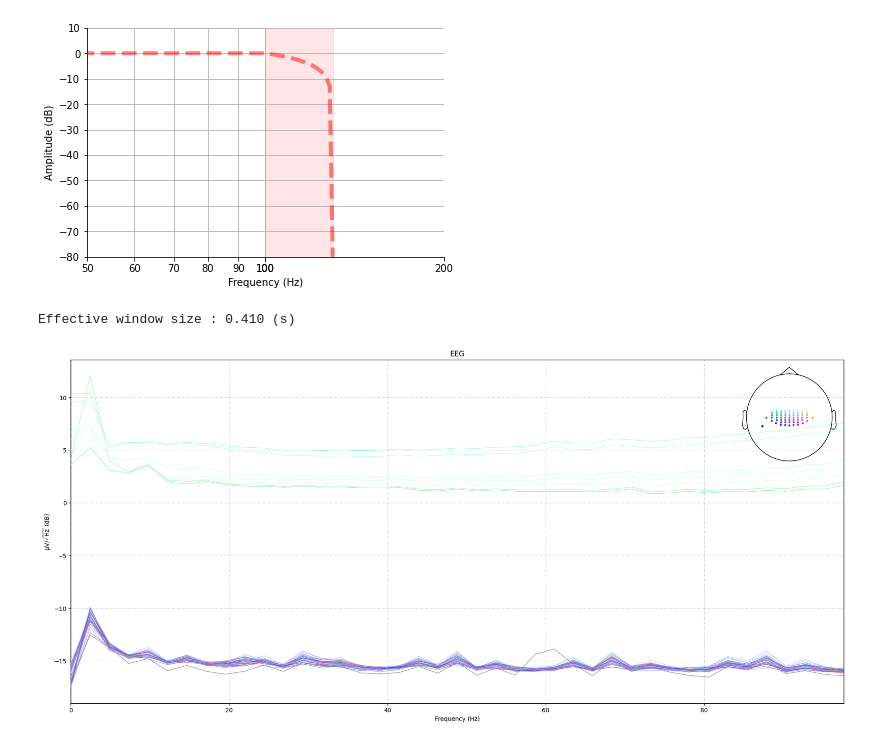
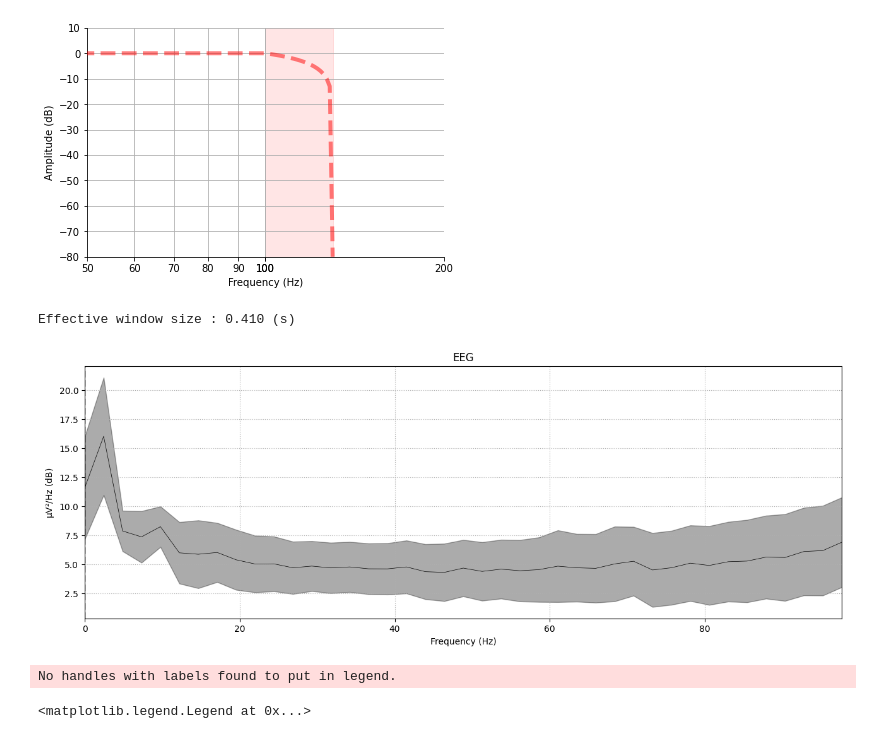
Before and after one commit to tmorshed/dbs_cep, a Jupyter notebook: cep_thesis.ipynb, the cells around one changed output. Cells and saved outputs as stored; diff of their text form; code cells hidden in the pictures.

```diff
--- a/cep_thesis.ipynb
+++ b/cep_thesis.ipynb
@@ -359,12 +359,14 @@ this is the shape of an ideal filter to remove the 129.87638482816146 Hz artifac
 [figure]
 # %%
 fig_psd = plt.figure(dpi=dpi*2);
-axes_psd = fig_psd.add_axes([0,0,3,2])
+axes_psd = fig_psd.add_axes([0,0,2,1])
 
-for axis in ['top','bottom','left','right']:
-  axes_psd.spines[axis].set_linewidth(1)
-
-raw.plot_psd(ax=axes_psd, fmax= 100, color='k', estimate='amplitude', n_fft=2048);
+picks_psd = ['L2', 'L3', 'R1', 'R2', 'R3']  #in the STN-OFF file, the L1 channel is very low freq. activity. It might had bad connectivity.
+raw.plot_psd(ax=axes_psd, fmax= 100, color='k', estimate='power', n_fft=2048,
+             picks=picks_psd, average=True);
+axes.legend()
 # %% [output]
 Effective window size : 0.410 (s)
-[figure, old version]
+[figure, new version]
+No handles with labels found to put in legend.
+<matplotlib.legend.Legend at 0x...>
```
Also changed, not shown: parts of 1 cell of this notebook.
